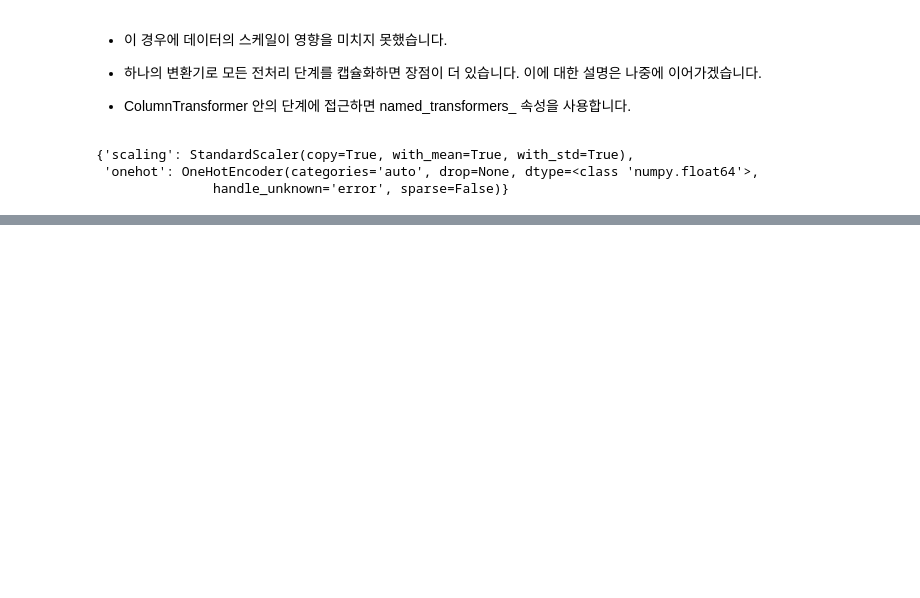
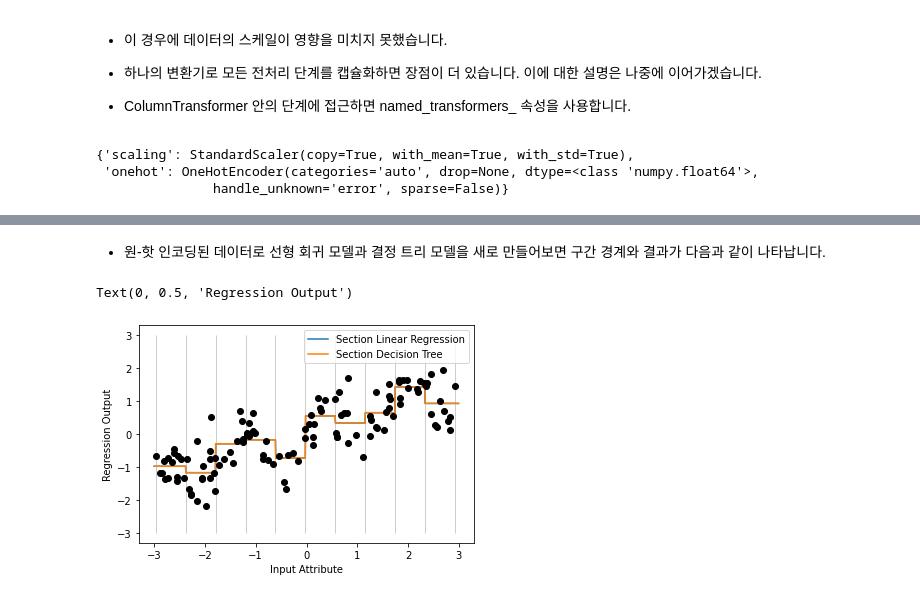
Before and after one commit to myeonghan-nim/introduction-to-marchine-learning-with-python, a Jupyter notebook: chapter04. data expression and characteristic engineering.ipynb, the cells around one changed output, grey strips where cells are left out. Cells and saved outputs as stored; diff of their text form; code cells hidden in the pictures; blank space fills up the shorter version.

```diff
--- a/chapter04. data expression and characteristic engineering.ipynb
+++ b/chapter04. data expression and characteristic engineering.ipynb
@@ -376,0 +430,6 @@ ct.named_transformers_
+# %%
+from sklearn.preprocessing import KBinsDiscretizer
+
+kb = KBinsDiscretizer(n_bins=10, strategy='uniform')
+kb.fit(X)
+print('bin edges:\n', kb.bin_edges_)
@@ -376,0 +493,23 @@ ct.named_transformers_
+# %%
+kb = KBinsDiscretizer(n_bins=10, strategy='uniform', encode='onehot-dense')
+kb.fit(X)
+X_binned = kb.transform(X)
+# %% [markdown]
+- 원-핫 인코딩된 데이터로 선형 회귀 모델과 결정 트리 모델을 새로 만들어보면 구간 경계와 결과가 다음과 같이 나타납니다.
+# %%
+line_binned = kb.transform(line)
+
+reg = LinearRegression().fit(X_binned, y)
+plt.plot(line, reg.predict(line_binned), label='Section Linear Regression')
+
+reg = DecisionTreeRegressor(min_samples_split=3).fit(X_binned, y)
+plt.plot(line, reg.predict(line_binned), label='Section Decision Tree')
+
+plt.plot(X[:, 0], y, 'o', c='k')
+plt.vlines(kb.bin_edges_[0], -3, 3, linewidth=1, alpha=0.2)
+plt.legend(loc='best')
+plt.xlabel('Input Attribute')
+plt.ylabel('Regression Output')
+# %% [output]
+Text(0, 0.5, 'Regression Output')
+[figure, added]
```
Also changed, not shown: parts of 62 cells of this notebook.
